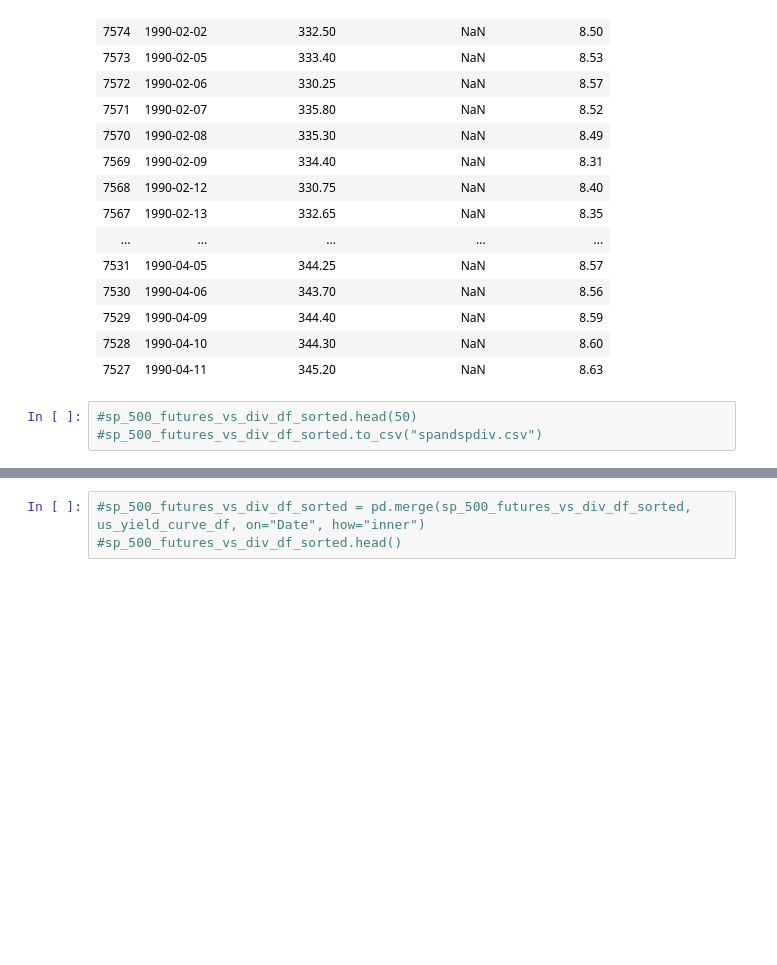
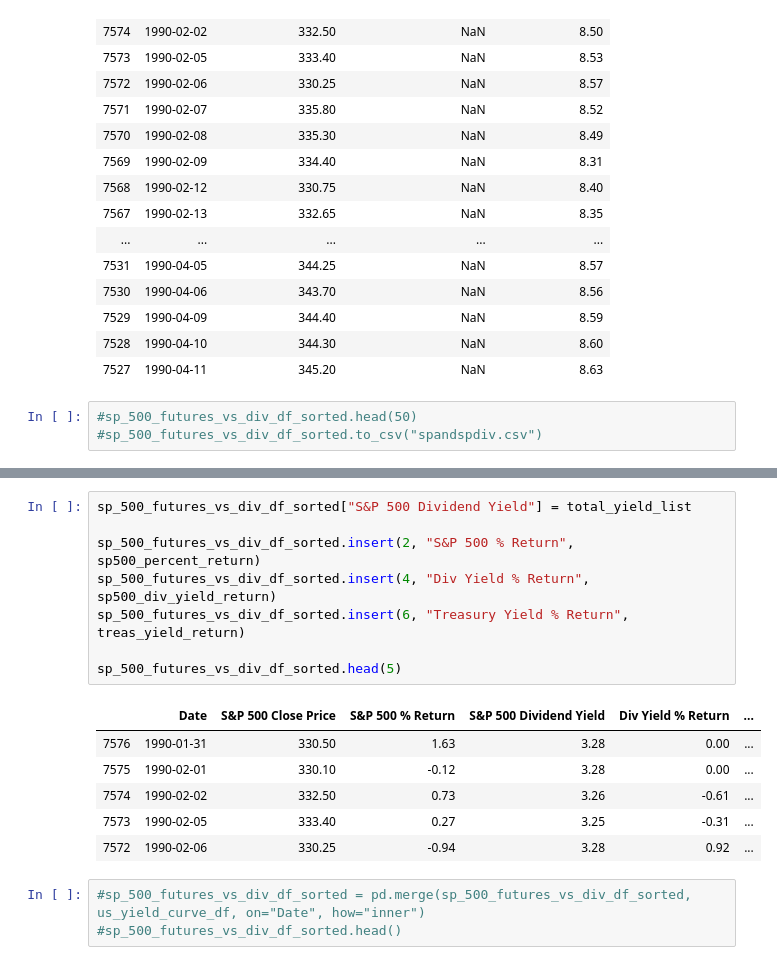
Before and after one commit to benji0815/Economic-Downturn-Data-Analysis, a Jupyter notebook: dev/gary/Untitled.ipynb, the cells around one changed output, grey strips where cells are left out. Cells and saved outputs as stored; diff of their text form; blank space fills up the shorter version.

```diff
--- a/dev/gary/Untitled.ipynb
+++ b/dev/gary/Untitled.ipynb
@@ -166,3 +179,18 @@ sp_500_futures_vs_div_df_sorted.head(50)
+# %%
+sp_500_futures_vs_div_df_sorted["S&P 500 Dividend Yield"] = total_yield_list
+
+sp_500_futures_vs_div_df_sorted.insert(2, "S&P 500 % Return", sp500_percent_return)
+sp_500_futures_vs_div_df_sorted.insert(4, "Div Yield % Return", sp500_div_yield_return)
+sp_500_futures_vs_div_df_sorted.insert(6, "Treasury Yield % Return", treas_yield_return)
+
+sp_500_futures_vs_div_df_sorted.head(5)
+# %% [output]
+|  | Date | S&P 500 Close Price | S&P 500 % Return | S&P 500 Dividend Yield | Div Yield % Return | ... |
+| 7576 | 1990-01-31 | 330.50 | 1.63 | 3.28 | 0.00 | ... |
+| 7575 | 1990-02-01 | 330.10 | -0.12 | 3.28 | 0.00 | ... |
+| 7574 | 1990-02-02 | 332.50 | 0.73 | 3.26 | -0.61 | ... |
+| 7573 | 1990-02-05 | 333.40 | 0.27 | 3.25 | -0.31 | ... |
+| 7572 | 1990-02-06 | 330.25 | -0.94 | 3.28 | 0.92 | ... |
 # %%
 #sp_500_futures_vs_div_df_sorted = pd.merge(sp_500_futures_vs_div_df_sorted, us_yield_curve_df, on="Date", how="inner")
 #sp_500_futures_vs_div_df_sorted.head()
```
Also changed, not shown: parts of 6 cells of this notebook, 1 other file.
